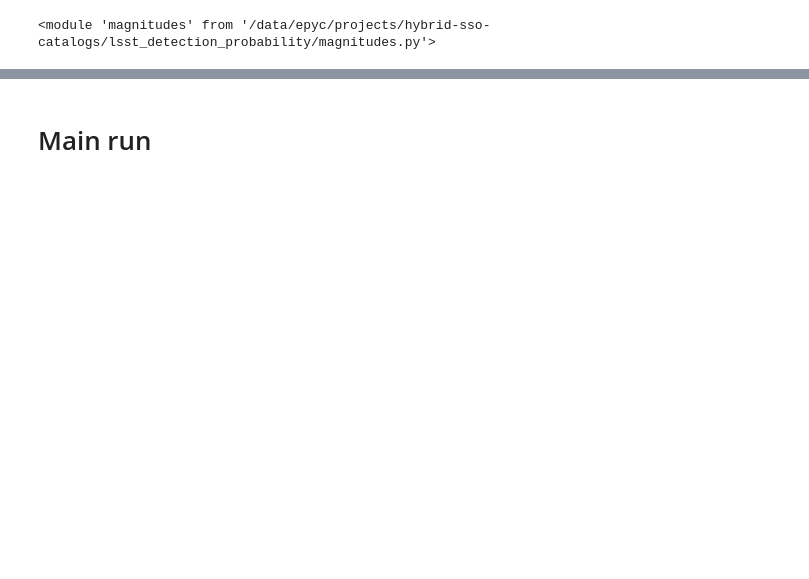
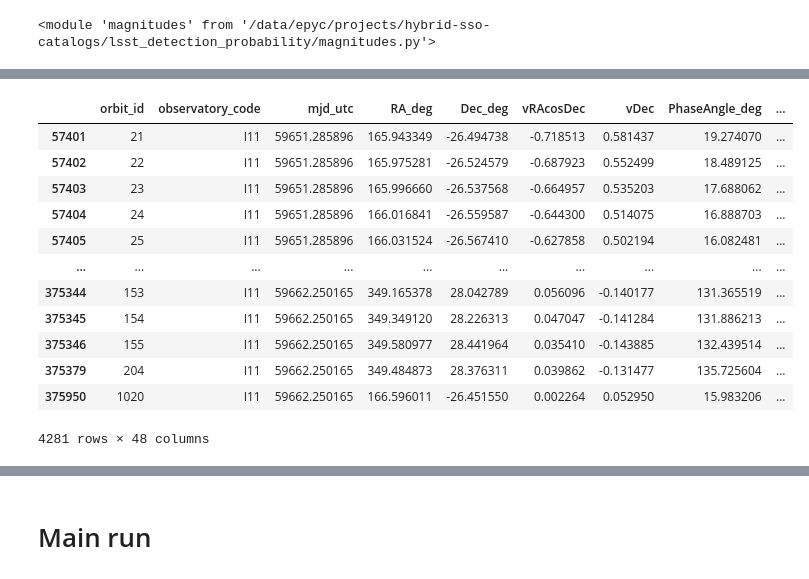
Before and after one commit to dirac-institute/hybrid_sso_catalogue, a Jupyter notebook: lsst_detection_probability/Predict misses.ipynb, the cells around one changed output, grey strips where cells are left out. Cells and saved outputs as stored; diff of their text form; code cells hidden in the pictures; blank space fills up the shorter version.

```diff
--- a/lsst_detection_probability/Predict misses.ipynb
+++ b/lsst_detection_probability/Predict misses.ipynb
@@ -89,0 +223,16 @@ unique_objs = sorted_obs.index.unique()
+# %%
+joined_table[np.logical_and(np.logical_not(in_current_field), in_footprint)]
+# %% [output]
+|  | orbit_id | observatory_code | mjd_utc | RA_deg | Dec_deg | vRAcosDec | vDec | PhaseAngle_deg | ... |
+| 57401 | 21 | I11 | 59651.285896 | 165.943349 | -26.494738 | -0.718513 | 0.581437 | 19.274070 | ... |
+| 57402 | 22 | I11 | 59651.285896 | 165.975281 | -26.524579 | -0.687923 | 0.552499 | 18.489125 | ... |
+| 57403 | 23 | I11 | 59651.285896 | 165.996660 | -26.537568 | -0.664957 | 0.535203 | 17.688062 | ... |
+| 57404 | 24 | I11 | 59651.285896 | 166.016841 | -26.559587 | -0.644300 | 0.514075 | 16.888703 | ... |
+| 57405 | 25 | I11 | 59651.285896 | 166.031524 | -26.567410 | -0.627858 | 0.502194 | 16.082481 | ... |
+| ... | ... | ... | ... | ... | ... | ... | ... | ... | ... |
+| 375344 | 153 | I11 | 59662.250165 | 349.165378 | 28.042789 | 0.056096 | -0.140177 | 131.365519 | ... |
+| 375345 | 154 | I11 | 59662.250165 | 349.349120 | 28.226313 | 0.047047 | -0.141284 | 131.886213 | ... |
+| 375346 | 155 | I11 | 59662.250165 | 349.580977 | 28.441964 | 0.035410 | -0.143885 | 132.439514 | ... |
+| 375379 | 204 | I11 | 59662.250165 | 349.484873 | 28.376311 | 0.039862 | -0.131477 | 135.725604 | ... |
+| 375950 | 1020 | I11 | 59662.250165 | 166.596011 | -26.451550 | 0.002264 | 0.052950 | 15.983206 | ... |
+4281 rows × 48 columns
```
Also changed, not shown: parts of 61 cells of this notebook, 1 other file.
